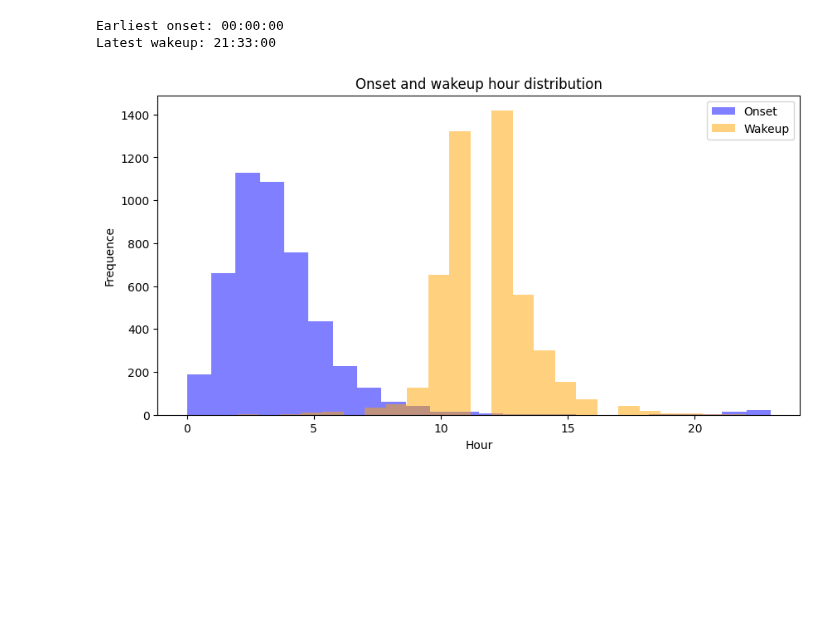
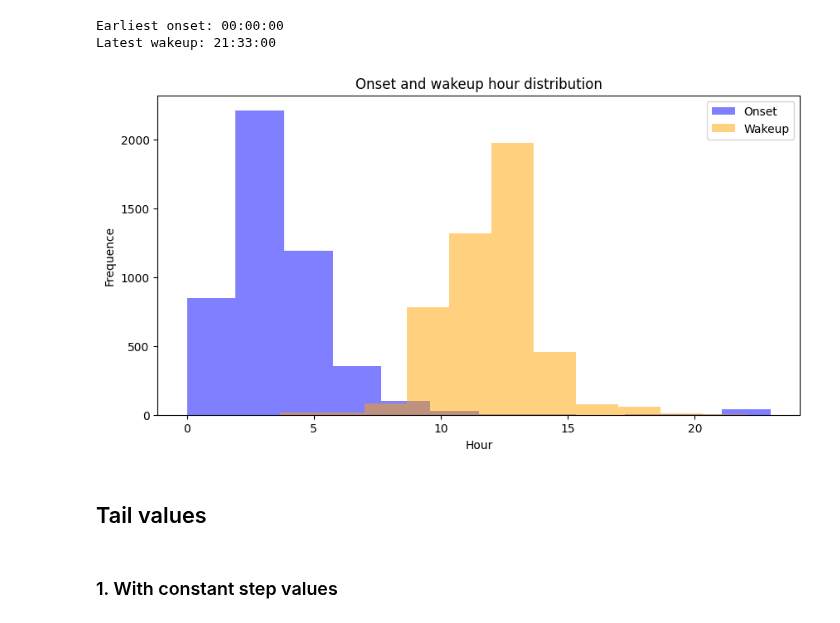
Before and after one commit to theo-serralta/sleep-states, a Jupyter notebook: src/descriptive_statistics_eliott.ipynb, the cells around one changed output. Drawn from its saved outputs; the diff is of its cells as text; code cells hidden in the pictures; blank space fills up the shorter version.

Commit message:
Visualise data tails

```diff
--- a/src/descriptive_statistics_eliott.ipynb
+++ b/src/descriptive_statistics_eliott.ipynb
@@ -235,19 +236,21 @@ Latest wakeup: 21:33:00
 # %%
 hours_onset = onsets['timestamp'].dt.round('H').dt.hour
 hours_wakeup = wakeups['timestamp'].dt.round('H').dt.hour
 
 # plot onset and wakeup time distribution
 plt.figure(figsize=(10,5))
-plt.hist(hours_onset, bins=24, alpha=0.5, label='Onset', color='blue')
-plt.hist(hours_wakeup, bins=24, alpha=0.5, label='Wakeup', color='orange')
+plt.hist(hours_onset, bins=12, alpha=0.5, label='Onset', color='blue')
+plt.hist(hours_wakeup, bins=12, alpha=0.5, label='Wakeup', color='orange')
 
 # Ajouter des légendes et des titres
 plt.xlabel('Hour')
 plt.ylabel('Frequence')
 plt.title('Onset and wakeup hour distribution')
 plt.legend()
 
 # Afficher le plot
 plt.show()
 # %% [output]
-[figure, old version]
+[figure, new version]
+# %% [markdown]
+## Tail values
@@ -253,0 +263,2 @@ plt.show()
+# %% [markdown]
+### 1. With constant step values
```
Also changed, not shown: parts of 10 cells of this notebook, 1 other file.
